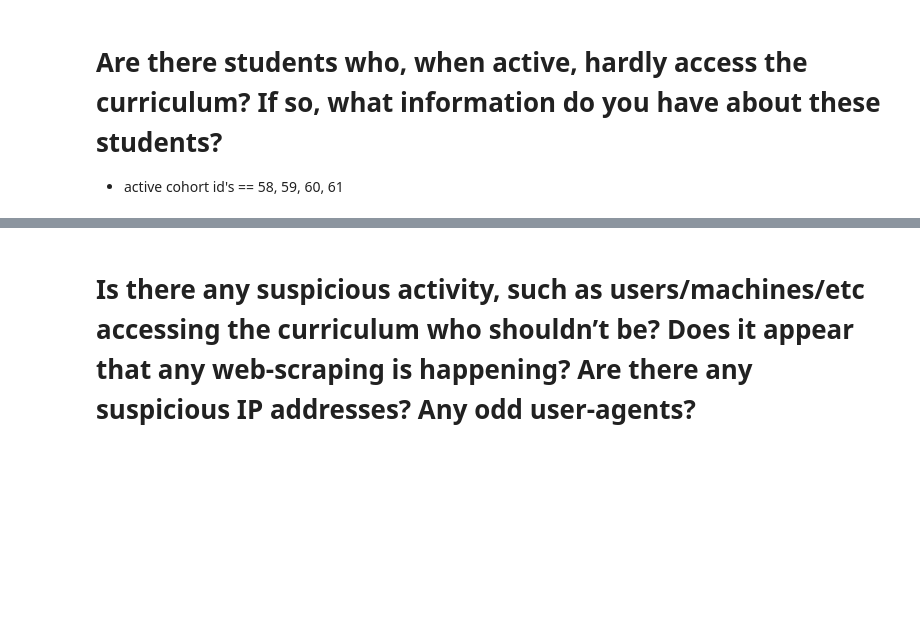
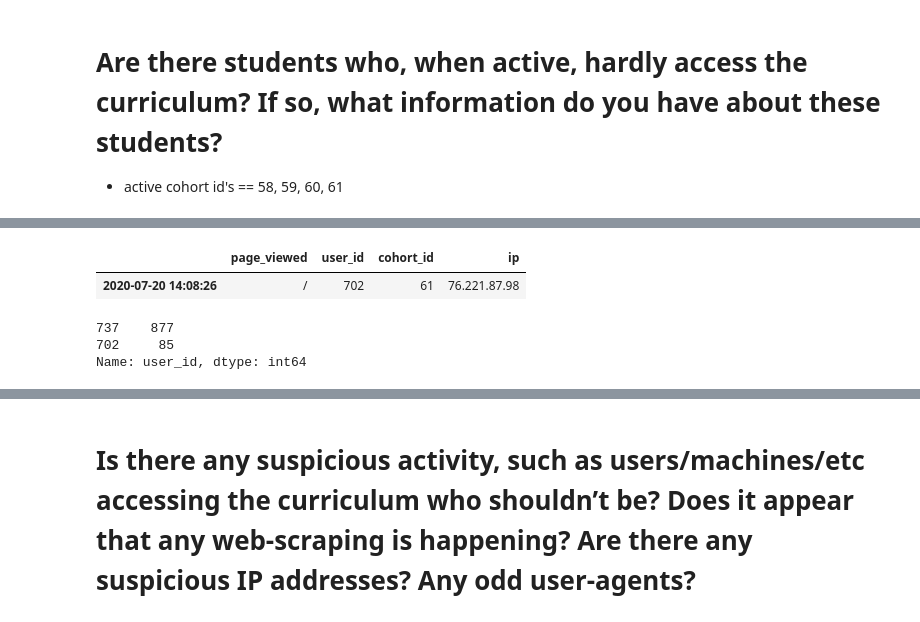
Before and after one commit to ThompsonBethany01/Analyzing-Web-Logs, a Jupyter notebook: Data_Analysis.ipynb, the cells around one changed output, grey strips where cells are left out. Saved outputs shown, nothing was run; the diff lists cells and outputs as text; code cells hidden in the pictures; blank space fills up the shorter version.

```diff
--- a/Data_Analysis.ipynb
+++ b/Data_Analysis.ipynb
@@ -259,0 +274,13 @@ Name: page_viewed, Length: 72, dtype: int64
+# %%
+# to find details for the specific user
+df[df.user_id == 702].head(1)
+# %% [output]
+|  | page_viewed | user_id | cohort_id | ip |
+| 2020-07-20 14:08:26 | / | 702 | 61 | 76.221.87.98 |
+# %%
+# to see if any other users id's share the same ip
+df[df.ip == "76.221.87.98"].user_id.value_counts()
+# %% [output]
+737    877
+702     85
+Name: user_id, dtype: int64
```
Also changed, not shown: parts of 5 cells of this notebook.
